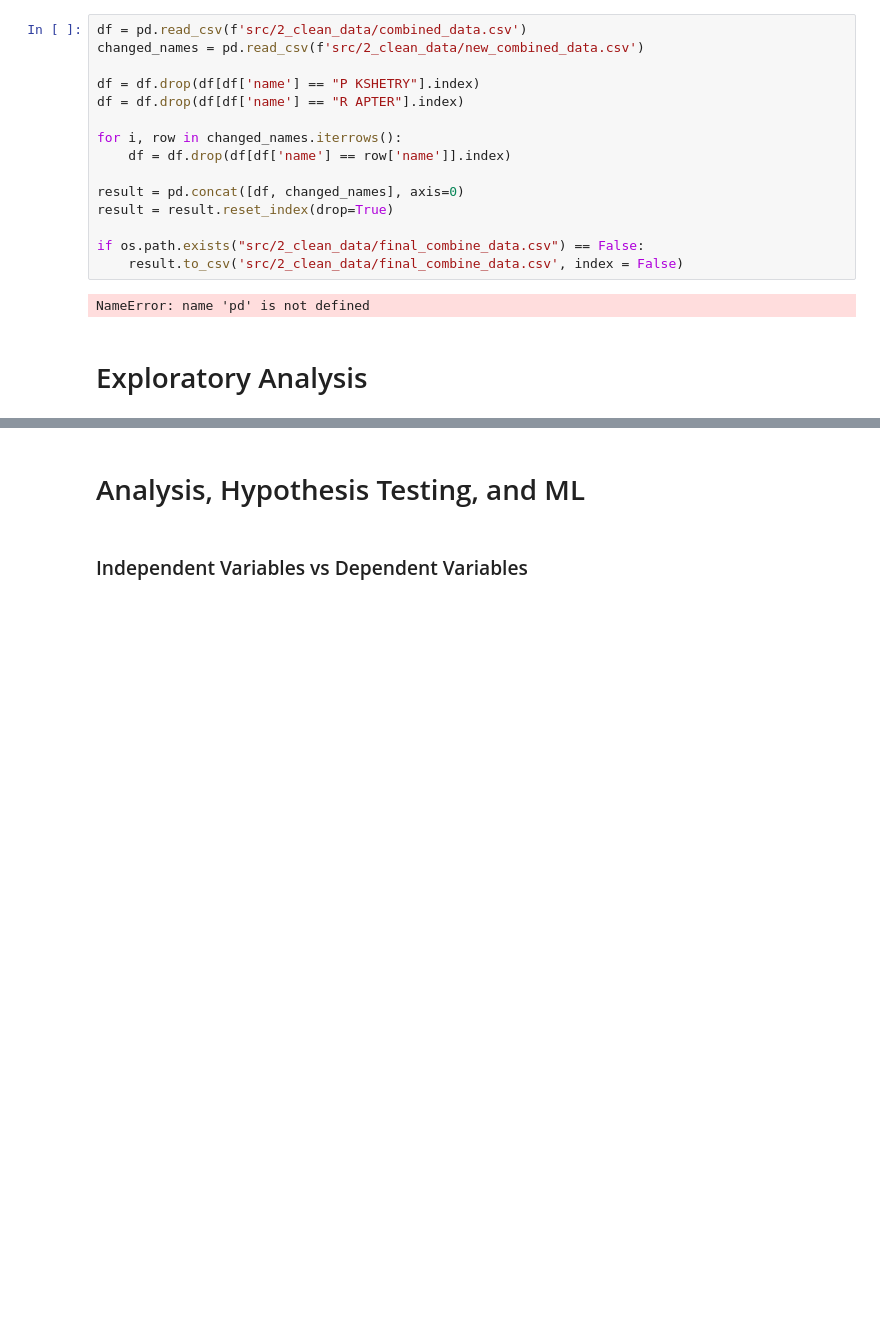
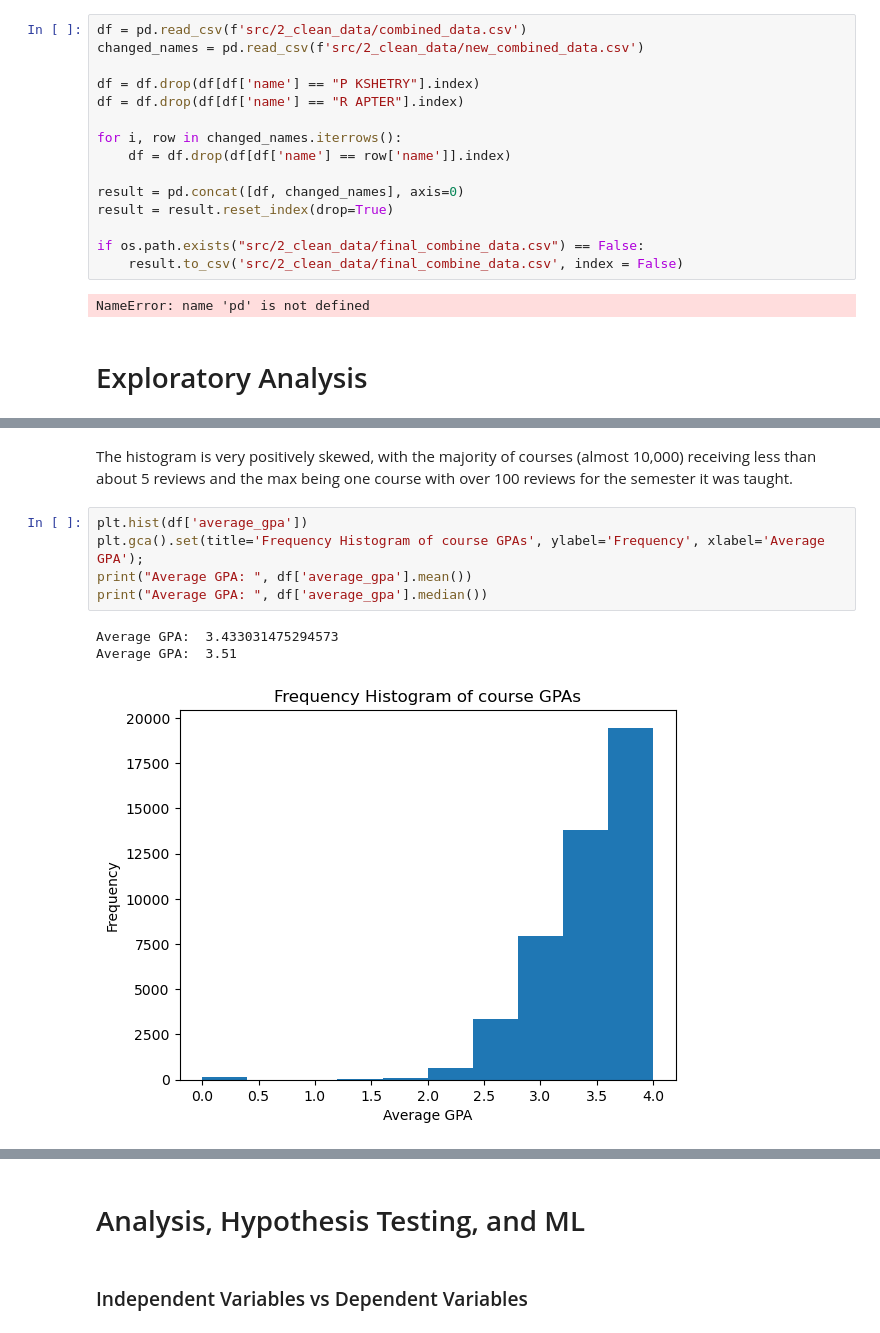
Before and after one commit to aaronl1661/teacherSalaryAnalysis, a Jupyter notebook: index.ipynb, the cells around one changed output, grey strips where cells are left out. Cells and saved outputs as stored; diff of their text form; blank space fills up the shorter version.

```diff
--- a/index.ipynb
+++ b/index.ipynb
@@ -917,0 +996,11 @@ NameError: name 'pd' is not defined
+# %% [markdown]
+The histogram is very positively skewed, with the majority of courses (almost 10,000) receiving less than about 5 reviews and the max being one course with over 100 reviews for the semester it was taught.
+# %%
+plt.hist(df['average_gpa'])
+plt.gca().set(title='Frequency Histogram of course GPAs', ylabel='Frequency', xlabel='Average GPA');
+print("Average GPA: ", df['average_gpa'].mean())
+print("Average GPA: ", df['average_gpa'].median())
+# %% [output]
+Average GPA:  3.433031475294573
+Average GPA:  3.51
+[figure, added]
```
Also changed, not shown: parts of 28 cells of this notebook.
